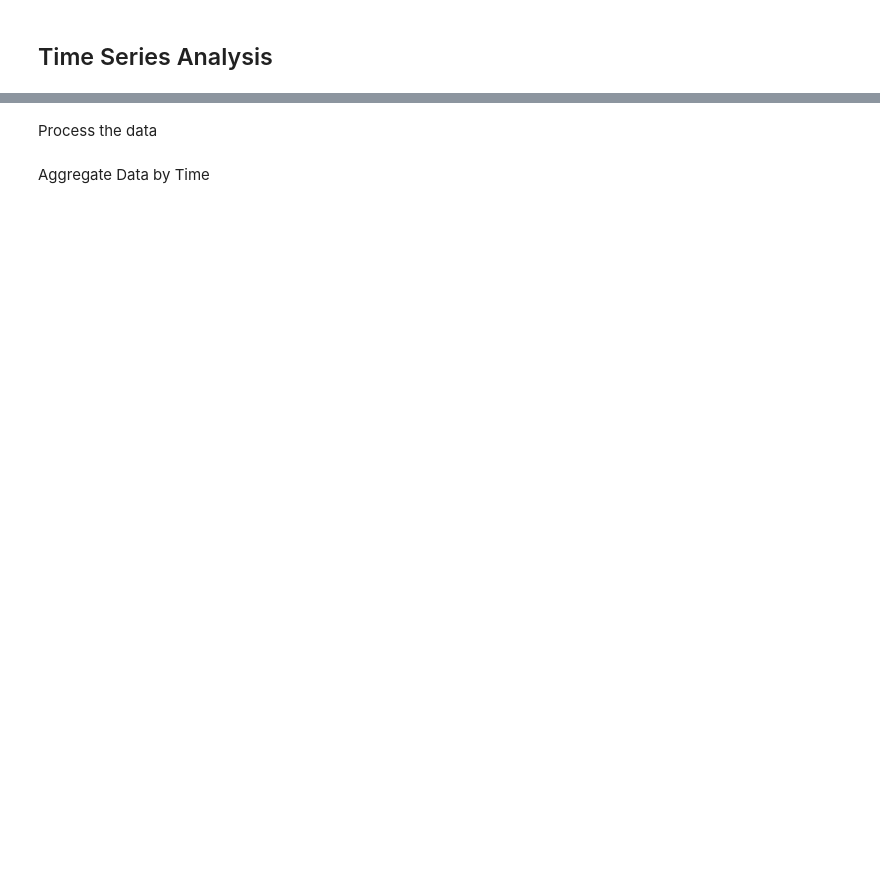
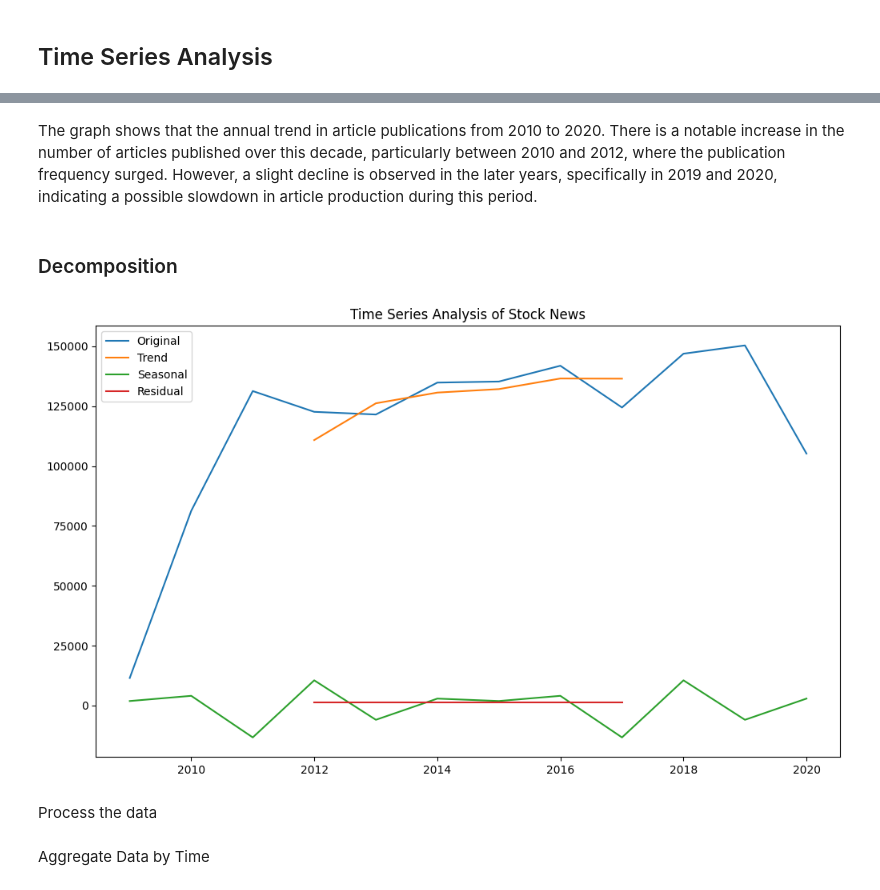
Before and after one commit to epythonlab/aim10academy-week1-challenge, a Jupyter notebook: notebooks/stock_news.ipynb, the cells around one changed output, grey strips where cells are left out. Cells and saved outputs as stored; diff of their text form; code cells hidden in the pictures; blank space fills up the shorter version.

```diff
--- a/notebooks/stock_news.ipynb
+++ b/notebooks/stock_news.ipynb
@@ -304,3 +338,27 @@ Based on the most common keywords extracted from the headlines indicate a strong
+# %% [markdown]
+The graph shows that the annual trend in article publications from 2010 to 2020. There is a notable increase in the number of articles published over this decade, particularly between 2010 and 2012, where the publication frequency surged. However, a slight decline is observed in the later years, specifically in 2019 and 2020, indicating a possible slowdown in article production during this period.
+# %% [markdown]
+### Decomposition
+# %%
+# Decompose the time series to understand trends and seasonality
+import statsmodels.api as sm
+
+decomposed = sm.tsa.seasonal_decompose(annual_counts['no_of_articles'], model='additive', period=6)
+# %%
+plt.figure(figsize=(12, 7))
+# plot the original data
+plt.plot(annual_counts['date'], annual_counts['no_of_articles'], label='Original')
+# plot the trend
+plt.plot(annual_counts['date'], decomposed.trend, label='Trend')
+# plot the seasonal
+plt.plot(annual_counts['date'], decomposed.seasonal, label='Seasonal')
+# plot residual
+plt.plot(annual_counts['date'], decomposed.resid, label='Residual')
+plt.title('Time Series Analysis of Stock News')
+plt.legend()
+plt.show()
+# %% [output]
+[figure, added]
 # %% [markdown]
 Process the data
 # %%
```
Also changed, not shown: parts of 15 cells of this notebook.
